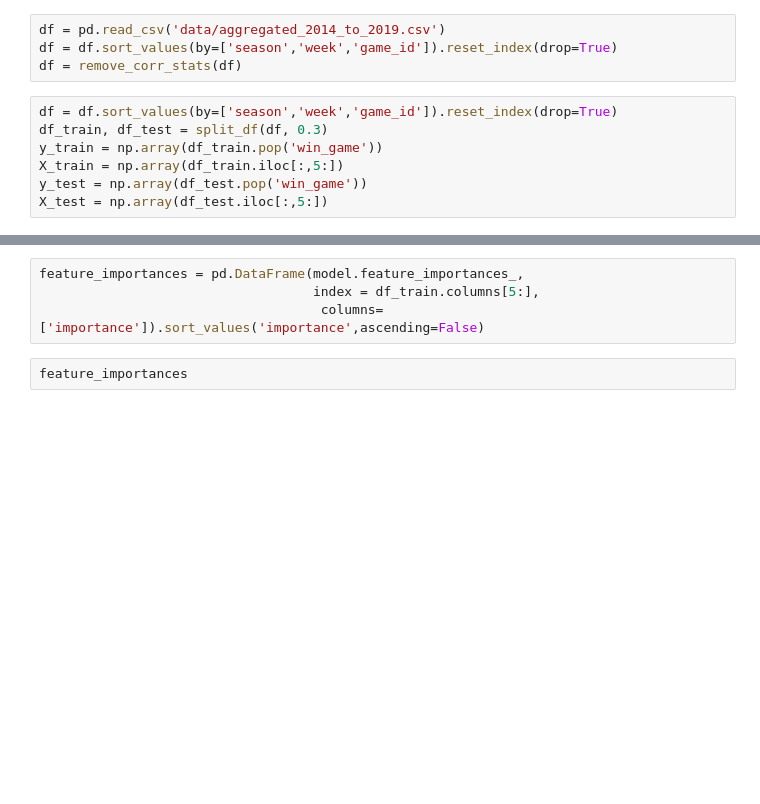
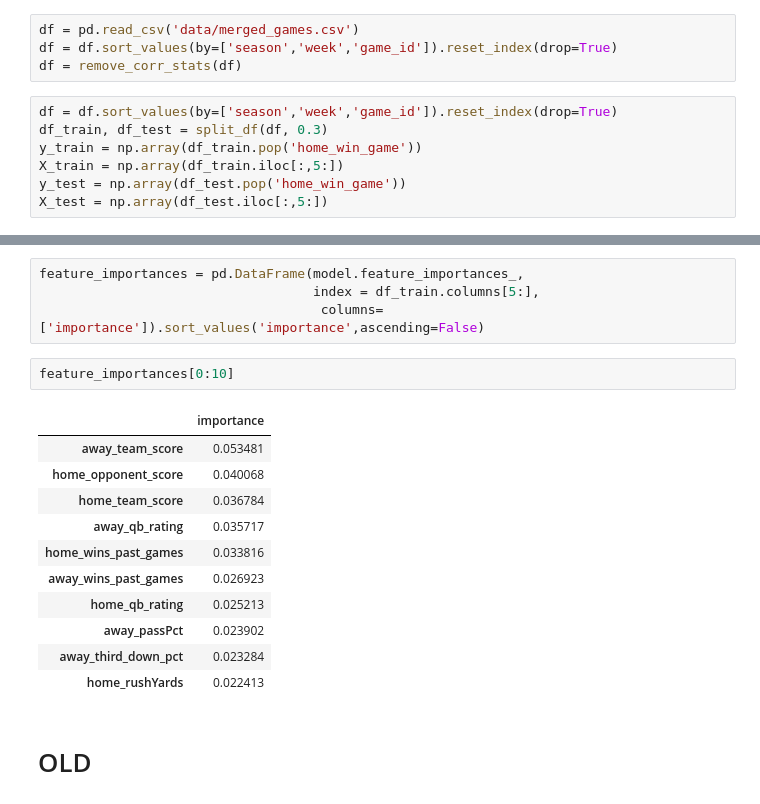
Before and after one commit to tylerjwoods/nfl_game_predictor, a Jupyter notebook: nfl_notebook.ipynb, the cells around one changed output, grey strips where cells are left out. Cells and saved outputs as stored; diff of their text form; blank space fills up the shorter version.

```diff
--- a/nfl_notebook.ipynb
+++ b/nfl_notebook.ipynb
@@ -142,15 +188,15 @@ feature_importances
 # %% [markdown]
 # Random Forest Classifier - All Stats
 # %%
-df = pd.read_csv('data/aggregated_2014_to_2019.csv')
+df = pd.read_csv('data/merged_games.csv')
 df = df.sort_values(by=['season','week','game_id']).reset_index(drop=True)
 df = remove_corr_stats(df)
 # %%
 df = df.sort_values(by=['season','week','game_id']).reset_index(drop=True)
 df_train, df_test = split_df(df, 0.3)
-y_train = np.array(df_train.pop('win_game'))
+y_train = np.array(df_train.pop('home_win_game'))
 X_train = np.array(df_train.iloc[:,5:])
-y_test = np.array(df_test.pop('win_game'))
+y_test = np.array(df_test.pop('home_win_game'))
 X_test = np.array(df_test.iloc[:,5:])
 # %% [markdown]
 ### 10 fold split
@@ -198,4 +265,18 @@ feature_importances = pd.DataFrame(model.feature_importances_,
                                    index = df_train.columns[5:],
                                     columns=['importance']).sort_values('importance',ascending=False)
 # %%
-feature_importances
+feature_importances[0:10]
+# %% [output]
+|  | importance |
+| away_team_score | 0.053481 |
+| home_opponent_score | 0.040068 |
+| home_team_score | 0.036784 |
+| away_qb_rating | 0.035717 |
+| home_wins_past_games | 0.033816 |
+| away_wins_past_games | 0.026923 |
+| home_qb_rating | 0.025213 |
+| away_passPct | 0.023902 |
+| away_third_down_pct | 0.023284 |
+| home_rushYards | 0.022413 |
+# %% [markdown]
+# OLD
```
Also changed, not shown: parts of 19 cells of this notebook, 9 other files.
